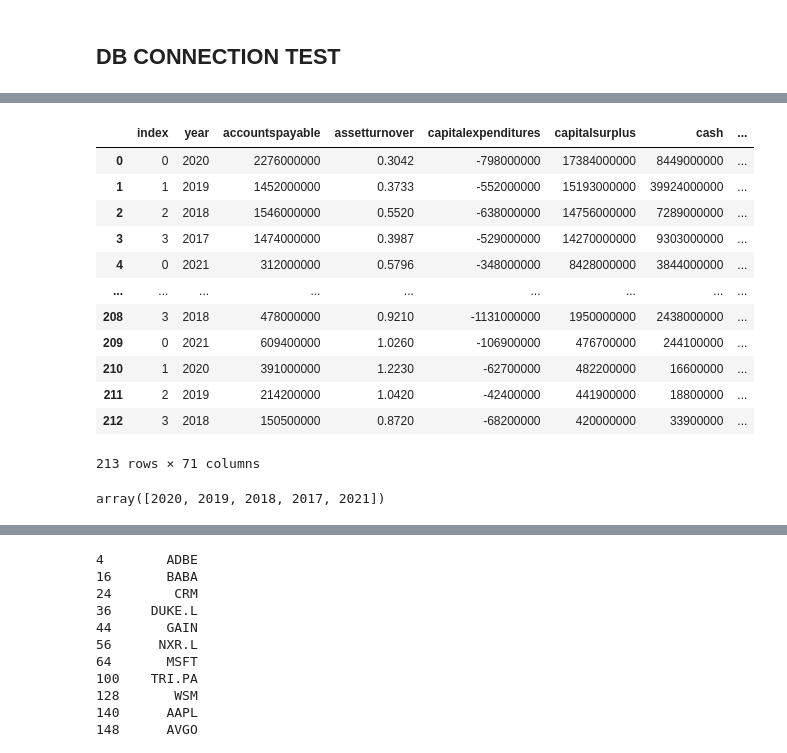
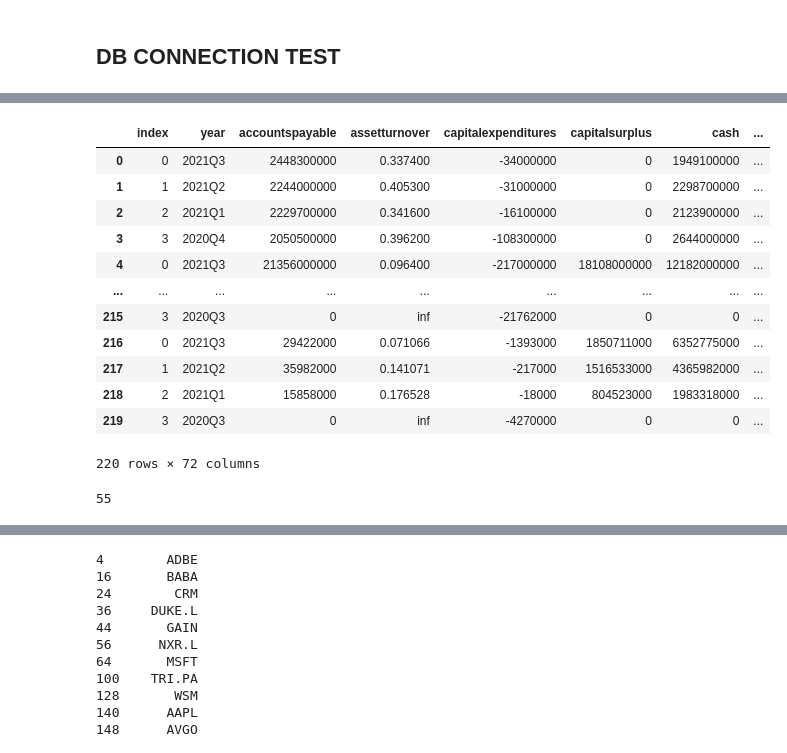
Before and after one commit to Michiel-DK/tracker, a Jupyter notebook: notebooks/try.ipynb, the cells around one changed output, grey strips where cells are left out. Cells and saved outputs as stored; diff of their text form; code cells hidden in the pictures.

Commit message:
added columns from info in try_key

```diff
--- a/notebooks/try.ipynb
+++ b/notebooks/try.ipynb
@@ -692,26 +691,26 @@ weekly_info[weekly_info['shortname'] == 'Kulicke and Soffa Industries, I']
 cur.close()
 # %%
 cur = conn.cursor()
-cur.execute('''SELECT * from yearly_financials''')
+cur.execute('''SELECT * from quarterly_financials''')
 colnames = [desc[0] for desc in cur.description]
 result = cur.fetchall();
-yearly_financials = pd.DataFrame(result, columns=colnames)
-yearly_financials
+q_financials = pd.DataFrame(result, columns=colnames)
+q_financials
 # %% [output]
 |  | index | year | accountspayable | assetturnover | capitalexpenditures | capitalsurplus | cash | ... |
-| 0 | 0 | 2020 | 2276000000 | 0.3042 | -798000000 | 17384000000 | 8449000000 | ... |
-| 1 | 1 | 2019 | 1452000000 | 0.3733 | -552000000 | 15193000000 | 39924000000 | ... |
-| 2 | 2 | 2018 | 1546000000 | 0.5520 | -638000000 | 14756000000 | 7289000000 | ... |
-| 3 | 3 | 2017 | 1474000000 | 0.3987 | -529000000 | 14270000000 | 9303000000 | ... |
-| 4 | 0 | 2021 | 312000000 | 0.5796 | -348000000 | 8428000000 | 3844000000 | ... |
+| 0 | 0 | 2021Q3 | 2448300000 | 0.337400 | -34000000 | 0 | 1949100000 | ... |
+| 1 | 1 | 2021Q2 | 2244000000 | 0.405300 | -31000000 | 0 | 2298700000 | ... |
+| 2 | 2 | 2021Q1 | 2229700000 | 0.341600 | -16100000 | 0 | 2123900000 | ... |
+| 3 | 3 | 2020Q4 | 2050500000 | 0.396200 | -108300000 | 0 | 2644000000 | ... |
+| 4 | 0 | 2021Q3 | 21356000000 | 0.096400 | -217000000 | 18108000000 | 12182000000 | ... |
 | ... | ... | ... | ... | ... | ... | ... | ... | ... |
-| 208 | 3 | 2018 | 478000000 | 0.9210 | -1131000000 | 1950000000 | 2438000000 | ... |
-| 209 | 0 | 2021 | 609400000 | 1.0260 | -106900000 | 476700000 | 244100000 | ... |
-| 210 | 1 | 2020 | 391000000 | 1.2230 | -62700000 | 482200000 | 16600000 | ... |
-| 211 | 2 | 2019 | 214200000 | 1.0420 | -42400000 | 441900000 | 18800000 | ... |
-| 212 | 3 | 2018 | 150500000 | 0.8720 | -68200000 | 420000000 | 33900000 | ... |
+| 215 | 3 | 2020Q3 | 0 | inf | -21762000 | 0 | 0 | ... |
+| 216 | 0 | 2021Q3 | 29422000 | 0.071066 | -1393000 | 1850711000 | 6352775000 | ... |
+| 217 | 1 | 2021Q2 | 35982000 | 0.141071 | -217000 | 1516533000 | 4365982000 | ... |
+| 218 | 2 | 2021Q1 | 15858000 | 0.176528 | -18000 | 804523000 | 1983318000 | ... |
+| 219 | 3 | 2020Q3 | 0 | inf | -4270000 | 0 | 0 | ... |
-213 rows × 71 columns
+220 rows × 72 columns
-# %%
-yearly_financials['year'].unique()
-# %% [output]
-array([2020, 2019, 2018, 2017, 2021])
+# %%
+len(q_financials['ticker'].unique())
+# %% [output]
+55
```
Also changed, not shown: parts of 7 cells of this notebook, 2 other files.
